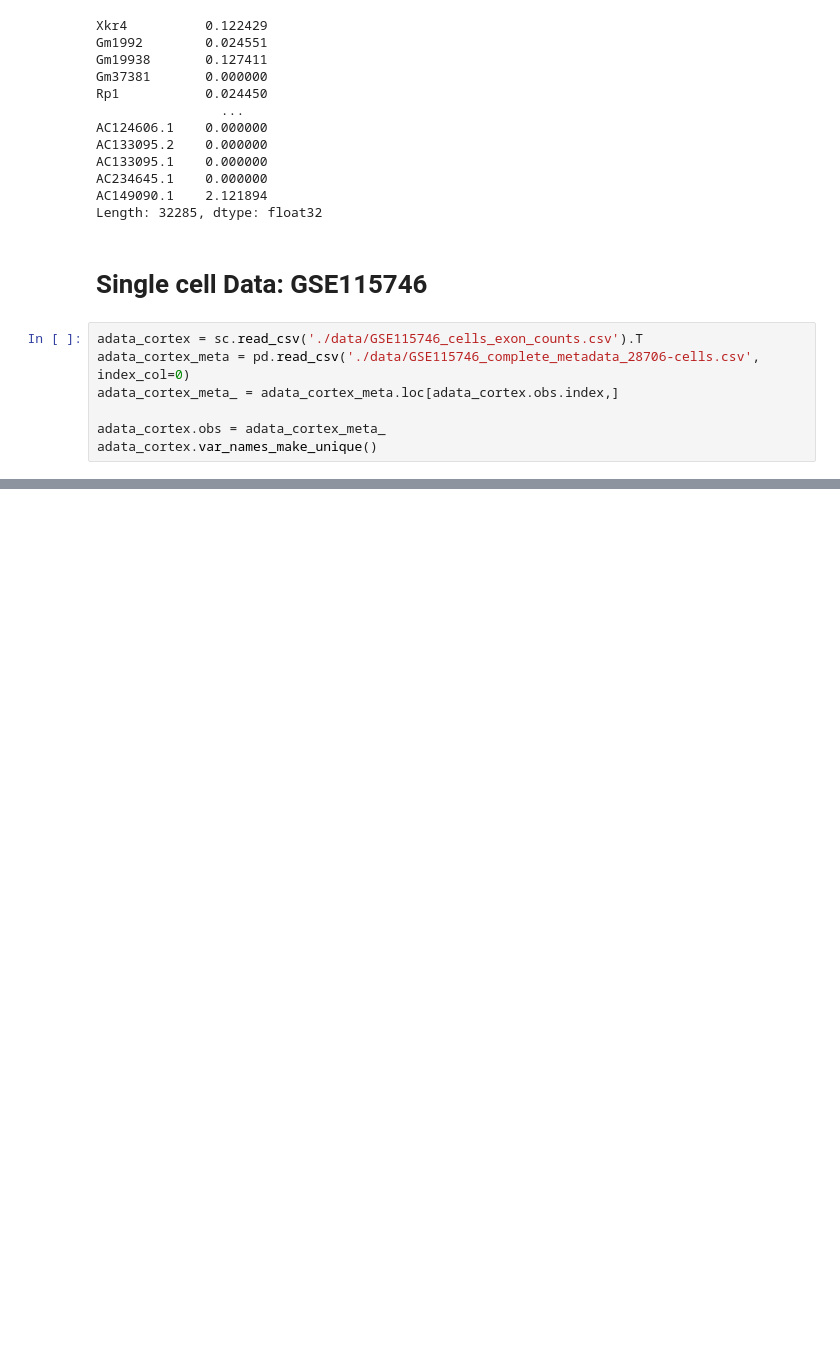
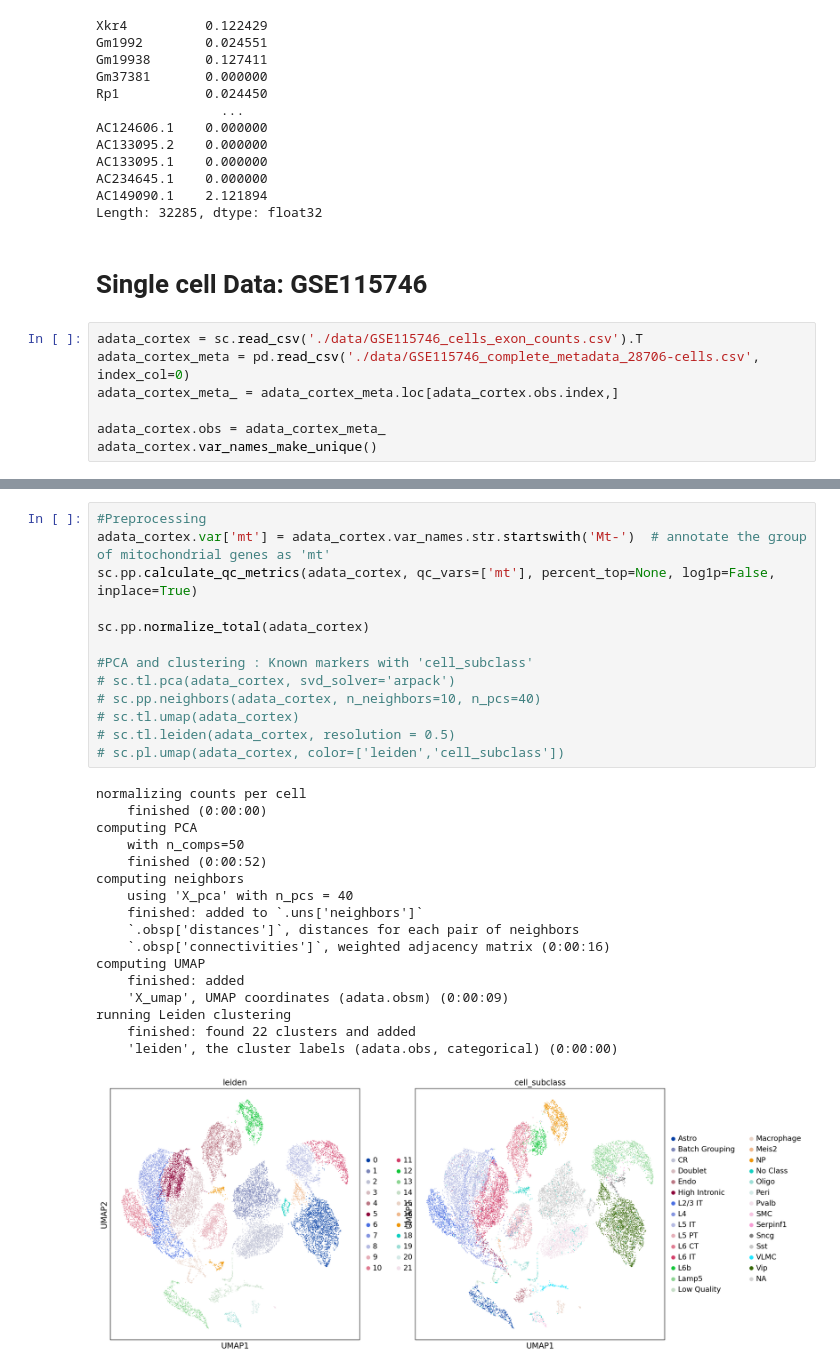
Before and after one commit to williamrobotma/AGrEDA, a Jupyter notebook: eda.ipynb, the cells around one changed output, grey strips where cells are left out. Cells and saved outputs as stored; diff of their text form; blank space fills up the shorter version.

```diff
--- a/eda.ipynb
+++ b/eda.ipynb
@@ -118,0 +126,31 @@ adata_cortex.var_names_make_unique()
+# %%
+#Preprocessing
+adata_cortex.var['mt'] = adata_cortex.var_names.str.startswith('Mt-')  # annotate the group of mitochondrial genes as 'mt'
+sc.pp.calculate_qc_metrics(adata_cortex, qc_vars=['mt'], percent_top=None, log1p=False, inplace=True)
+
+sc.pp.normalize_total(adata_cortex)
+
+#PCA and clustering : Known markers with 'cell_subclass'
+# sc.tl.pca(adata_cortex, svd_solver='arpack')
+# sc.pp.neighbors(adata_cortex, n_neighbors=10, n_pcs=40)
+# sc.tl.umap(adata_cortex)
+# sc.tl.leiden(adata_cortex, resolution = 0.5)
+# sc.pl.umap(adata_cortex, color=['leiden','cell_subclass'])
+# %% [output]
+normalizing counts per cell
+    finished (0:00:00)
+computing PCA
+    with n_comps=50
+    finished (0:00:52)
+computing neighbors
+    using 'X_pca' with n_pcs = 40
+    finished: added to `.uns['neighbors']`
+    `.obsp['distances']`, distances for each pair of neighbors
+    `.obsp['connectivities']`, weighted adjacency matrix (0:00:16)
+computing UMAP
+    finished: added
+    'X_umap', UMAP coordinates (adata.obsm) (0:00:09)
+running Leiden clustering
+    finished: found 22 clusters and added
+    'leiden', the cluster labels (adata.obs, categorical) (0:00:00)
+[figure, added]
```
Also changed, not shown: parts of 28 cells of this notebook, 3 other files.
